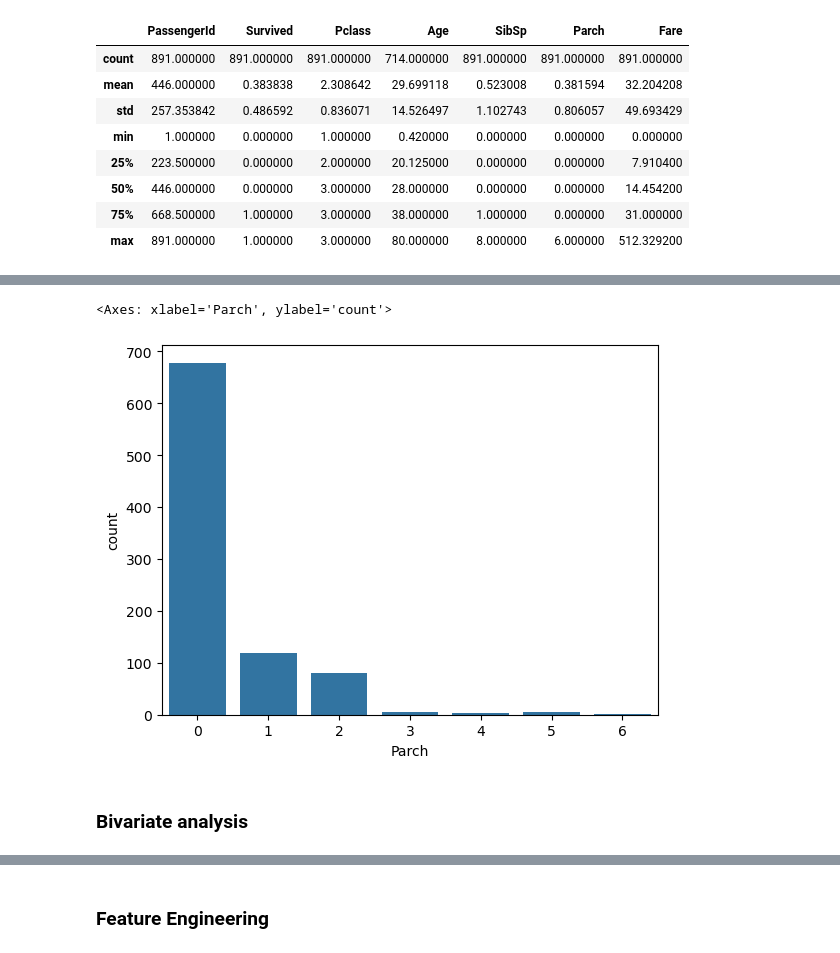
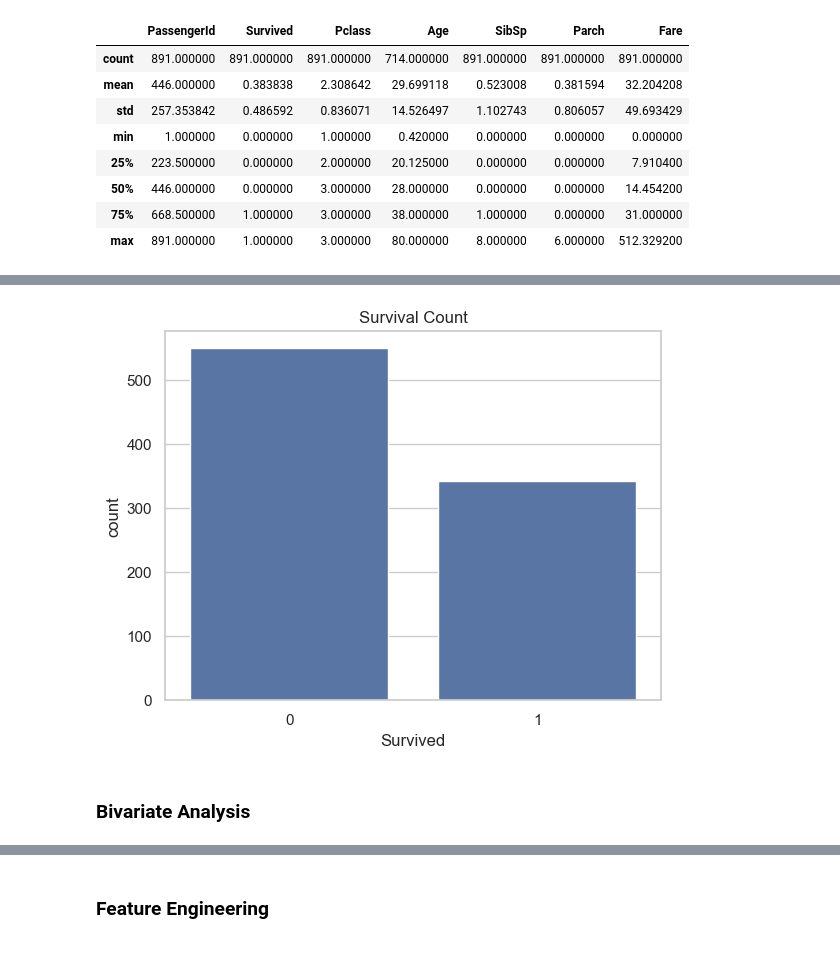
Before and after one commit to shreya2334/titanic-eda, a Jupyter notebook: titanic_eda.ipynb, the cells around one changed output, grey strips where cells are left out. Drawn from its saved outputs; the diff is of its cells as text; code cells hidden in the pictures.

```diff
--- a/titanic_eda.ipynb
+++ b/titanic_eda.ipynb
@@ -214,7 +76,10 @@ sns.countplot(data = df, x = 'SibSp')
-# %%
-sns.countplot(data = df, x = 'Parch')
-# %% [output]
-<Axes: xlabel='Parch', ylabel='count'>
-[figure, removed]
+# %%
+sns.countplot(x='Survived', data=df)
+plt.title("Survival Count")
+plt.show()
+
+# Insight: Majority passengers did not survive
+# %% [output]
+[figure, added]
 # %% [markdown]
-### Bivariate analysis
+### Bivariate Analysis
```
Also changed, not shown: parts of 64 cells of this notebook, 1 other file.
